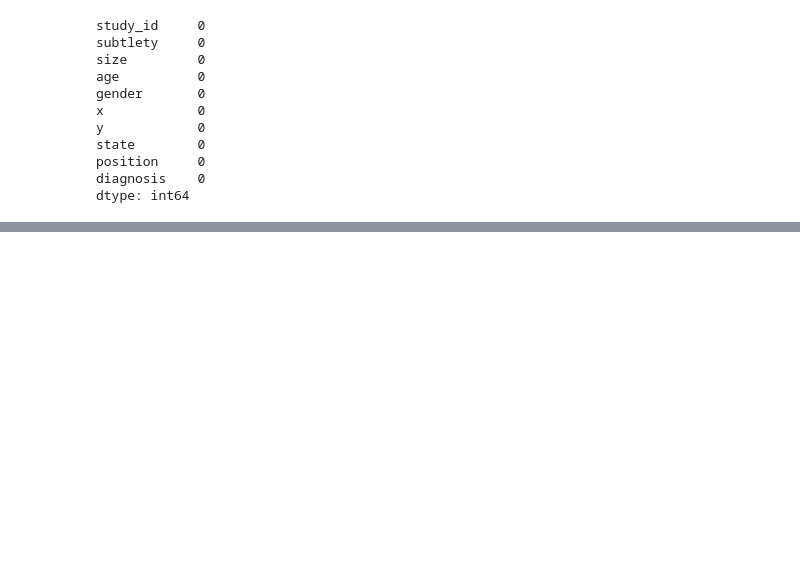
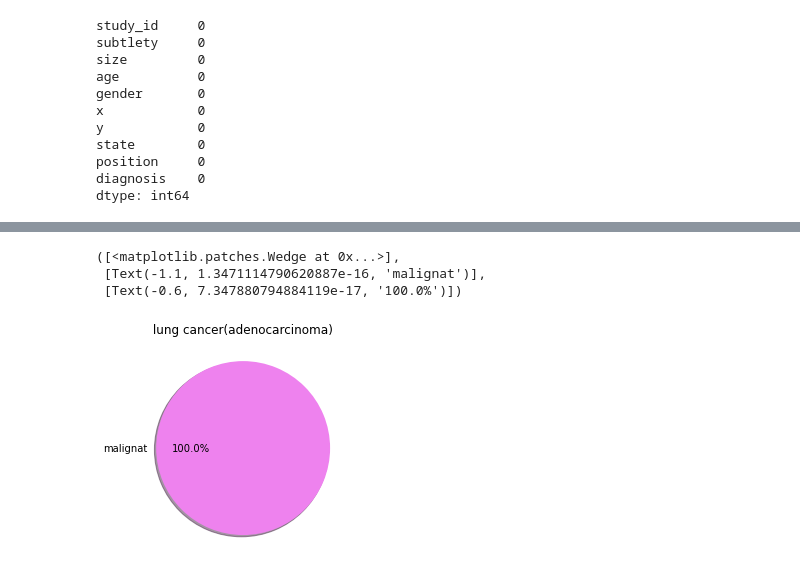
Before and after one commit to noorfatima25/assigment1, a Jupyter notebook: assigment.ipynb, the cells around one changed output, grey strips where cells are left out. Drawn from its saved outputs; the diff is of its cells as text; code cells hidden in the pictures; blank space fills up the shorter version.

```diff
--- a/assigment.ipynb
+++ b/assigment.ipynb
@@ -229,0 +247,11 @@ df
+# %%
+test=df.groupby("diagnosis")
+a=test.get_group('lung cancer(adenocarcinoma)')
+plt.pyplot.title(" lung cancer(adenocarcinoma) ")
+plt.pyplot.pie(a['state'].value_counts(),labels=['malignat'],shadow = True,colors = ['violet','purple']
+               ,explode = [0],autopct ='%1.1f%%' )
+# %% [output]
+([<matplotlib.patches.Wedge at 0x...>],
+ [Text(-1.1, 1.3471114790620887e-16, 'malignat')],
+ [Text(-0.6, 7.347880794884119e-17, '100.0%')])
+[figure, added]
```
Also changed, not shown: parts of 76 cells of this notebook.
